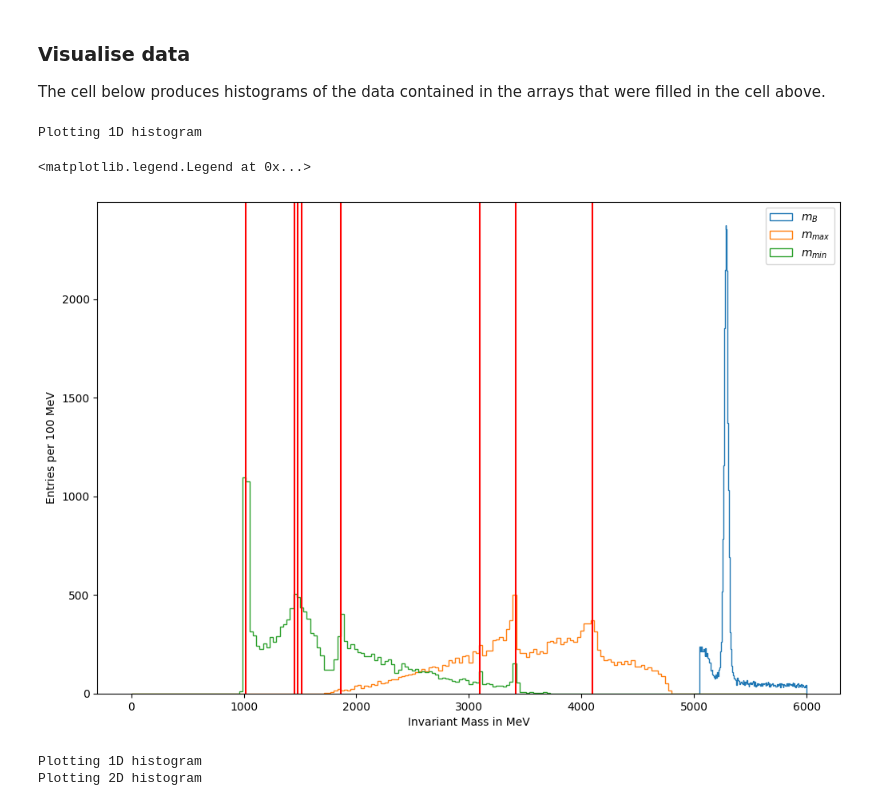
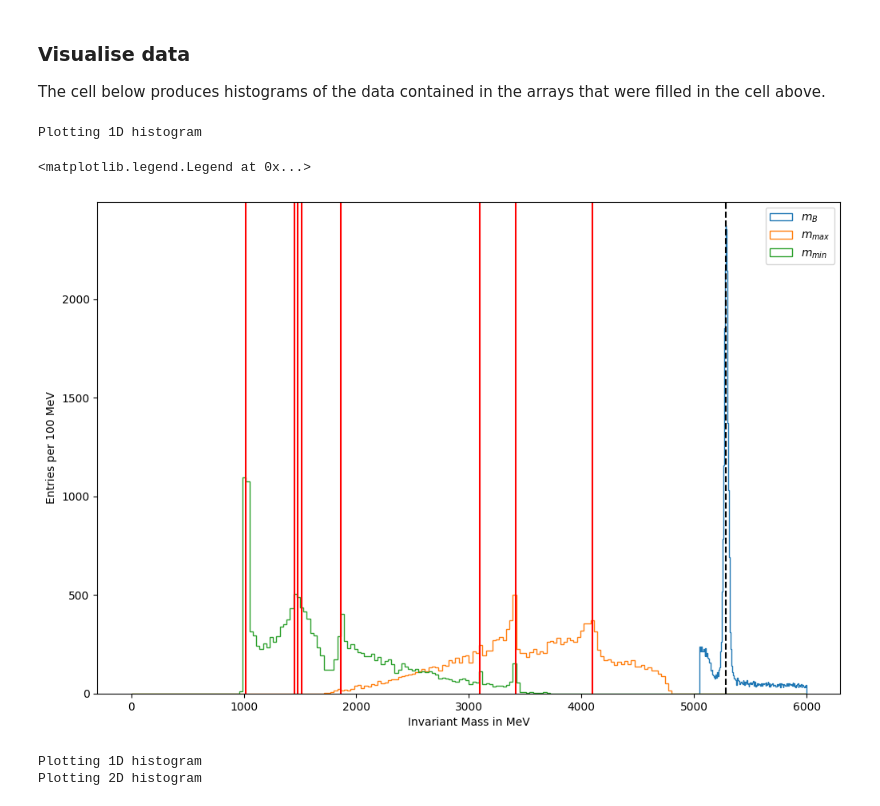
Before and after one commit to damianfrench/MatterAntimatterLab, a Jupyter notebook: Analysis_example.ipynb, the cells around one changed output. Cells and saved outputs as stored; diff of their text form; code cells hidden in the pictures.

```diff
--- a/Analysis_example.ipynb
+++ b/Analysis_example.ipynb
@@ -456,34 +456,38 @@ ax.axvline(1475,color='red')
 #rho - mainly up-anti-up and down-antidown
 ax.axvline(1450,color='red')
 #D_0 charm antiup
 ax.axvline(1864.84,color='red')
 
 # 2-3 GeV region is mainly comprised of excited light meson states.
 
 #J/psi charm-anticharm
 ax.axvline(3096.9,color='red')
 #chi_c0 charm-anticharm
 ax.axvline(3414.71,color='red')
 # Charmonium (excited) states) and tetra quark candidates in the region of 4GeV - 4.5 GeV
 ax.axvline(4100,color='red')
 
+#slight peak before could be from particle misidentification from choosing the wrong kaon candidate.
+
+# B meson
+ax.axvline(5279,color='k',linestyle='--')
 # peaks,_=scipy.signal.find_peaks(values_m_B,height=25)
 # widths,width_heights,pos_left,pos_right=scipy.signal.peak_widths(values_m_B,peaks,rel_height=0.5)
 # int_pos_right=int(np.floor(pos_right[0]))
 # int_pos_left=int(np.floor(pos_left[0]))
 # print(bins_m_B[peaks],values_m_B[peaks])
 # print((m_B.max()-m_B.min())/2000)
 # ax.scatter(bins_m_B[peaks],values_m_B[peaks],color='red')
 # ax.hlines(0.5*values_m_B[peaks],bins_m_B[int_pos_left],bins_m_B[int_pos_right],color='red')
 #ax[0].hist(pZ, bins = 200, range = [0, 100000],histtype='stepfilled',alpha=0.3,label='$p_{z}$')
 ax.set_xlabel('Invariant Mass in MeV')
 ax.set_ylabel('Entries per 100 MeV')
 ax.legend()
 # plt.savefig('B_meson_invariant_mass.png')
 # %% [output]
 Plotting 1D histogram
 <matplotlib.legend.Legend at 0x...>
-[figure, old version]
+[figure, new version]
 # %%
 # Plot some histograms -- NOTE: this can take several minutes
 
```
Also changed, not shown: parts of 2 cells of this notebook.
